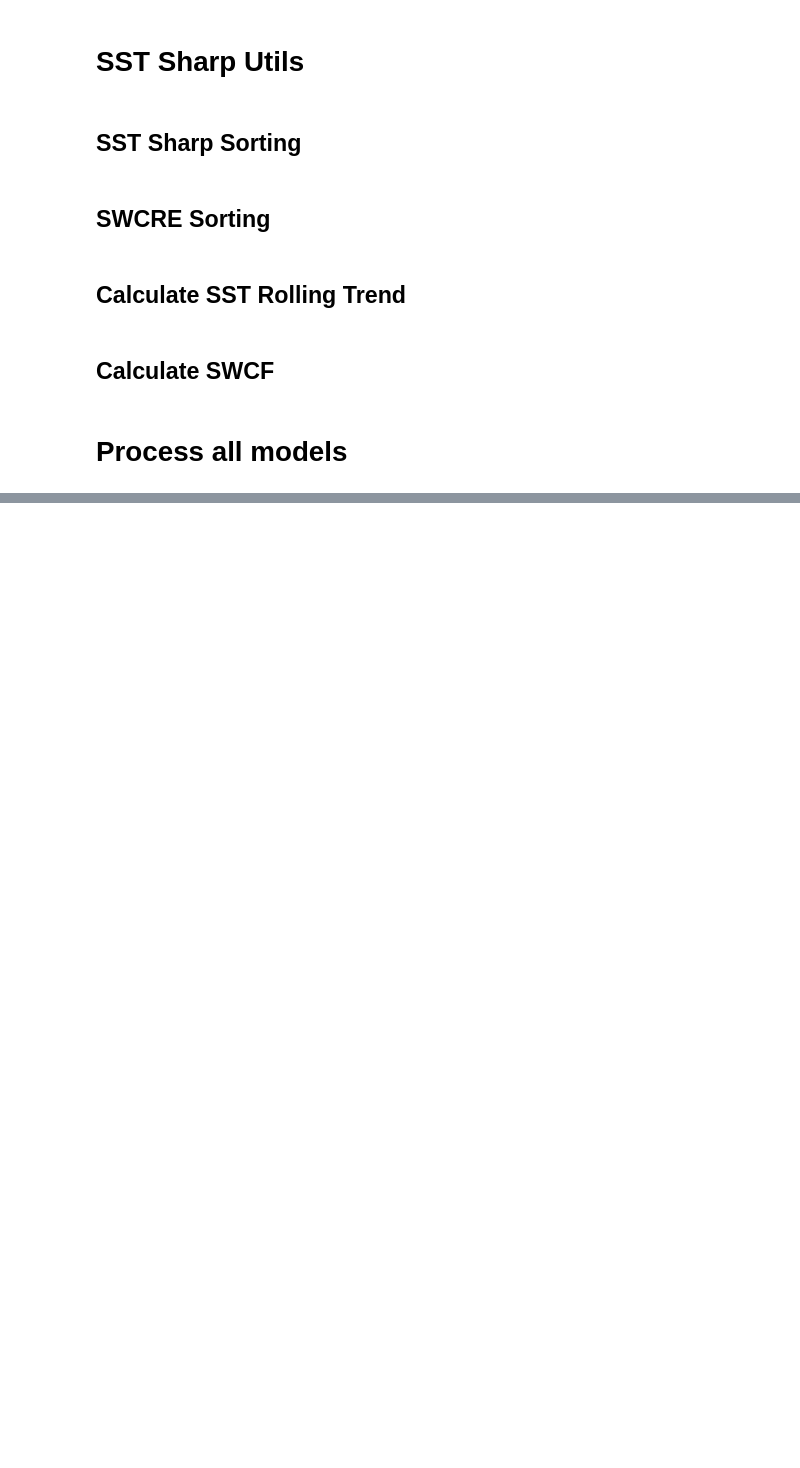
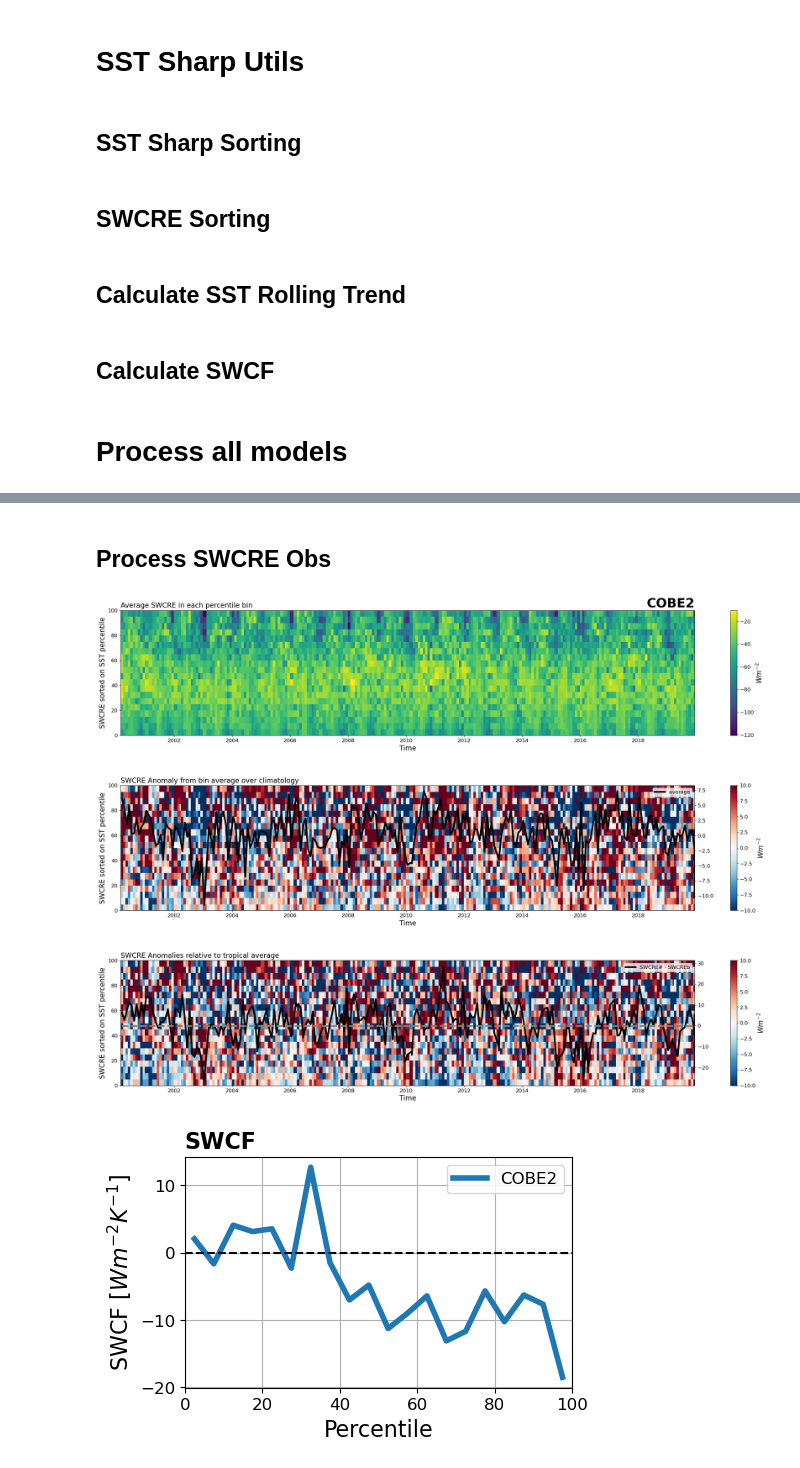
Before and after one commit to zacespinosa/tropical_pacific_clouds, a Jupyter notebook: SSTsharp_obs.ipynb, the cells around one changed output, grey strips where cells are left out. Drawn from its saved outputs; the diff is of its cells as text; code cells hidden in the pictures; blank space fills up the shorter version.

```diff
--- a/SSTsharp_obs.ipynb
+++ b/SSTsharp_obs.ipynb
@@ -552,8 +563,9 @@ def calculate_rolling_trend(data: xr.Dataset, model: str = "", window: int = 12*
 ## Calculate SWCF
 # %%
 def calculate_swcf_percentiles(SSTsharp: xr.Dataset, SWCREsharp: xr.Dataset) -> xr.Dataset:
+    swcre_anoms = SWCREsharp["binanom"]
     sst_anoms = SSTsharp["binanom"]
-    swcre_anoms = SWCREsharp["binanom"]
+    sst_anoms["time"] = swcre_anoms.time
     swcf = xscore.linslope(sst_anoms, swcre_anoms, dim='time', skipna=True)
     return swcf
 
@@ -626,0 +691,53 @@ tos_tropics_cmip5, swcre_tropics_cmip5, weights_tropics_cmip5 = get_sharp_data(t
+# %% [markdown]
+## Process SWCRE Obs
+# %%
+def calculate_SWCREsharp(
+    swcre: xr.DataArray,
+    weights: xr.DataArray,
+    era: str = "",
+    sst_obs: str = ""
+) -> xr.Dataset:
+    """_summary_
+
+    Args:
+        save (bool, optional): _description_. Defaults to False.
+        testing (bool, optional): _description_. Defaults to False.
+
+    Returns:
+        xr.Dataset: _description_
+    """
+
+    # Load SSTsharp package
+    ds_sharp = xr.open_dataset(f"data/sharp/{era}/SSTsharp_{sst_obs}.nc")
+
+    swcre = swcre.sel(time=ds_sharp.time, method="nearest")
+
+    # Calculate SWCREsharp Package
+    swcre_sharp = apply_SSTsharp_to_SWCRE(
+        da=swcre,
+        ds_sharp=ds_sharp,
+        prctl_bins=prctl_bins,
+        weights=weights,
+        model=sst_obs
+    )
+    # Create SWCRE figures
+    create_swcre_percentile_figures(swcre_sharp, model=sst_obs)
+    # Save SWCREsharp Package
+    swcre_sharp.to_netcdf(f"data/sharp/{era}/SWCREsharp_{sst_obs}.nc")
+    # Calculate SWCF
+    swcf_sharp = calculate_swcf_percentiles(SSTsharp=ds_sharp, SWCREsharp=swcre_sharp)
+    # Calculate SWCF
+    plot_swcf(swcf=swcf_sharp, model=sst_obs)
+    # Save SWCF package
+    swcf_sharp.to_netcdf(f"data/sharp/{era}/SWCF_{sst_obs}.nc")
+    # Close SSTsharp package
+    ds_sharp.close()
+
+    return swcre_sharp
+
+swcre_cobe2 = calculate_SWCREsharp(swcre=swcre_tropics, weights=weights_tropics, sst_obs="COBE2", era="obs")
+swcre_noaa = calculate_SWCREsharp(swcre=swcre_tropics, weights=weights_tropics, sst_obs="NOAA_V5", era="obs")
+swcre_era5 = calculate_SWCREsharp(swcre=swcre_tropics, weights=weights_tropics, sst_obs="ERA5", era="obs")
+# %% [output]
+[figure, added]
+[figure, added]
```
Also changed, not shown: parts of 7 cells of this notebook, 31 other files.
